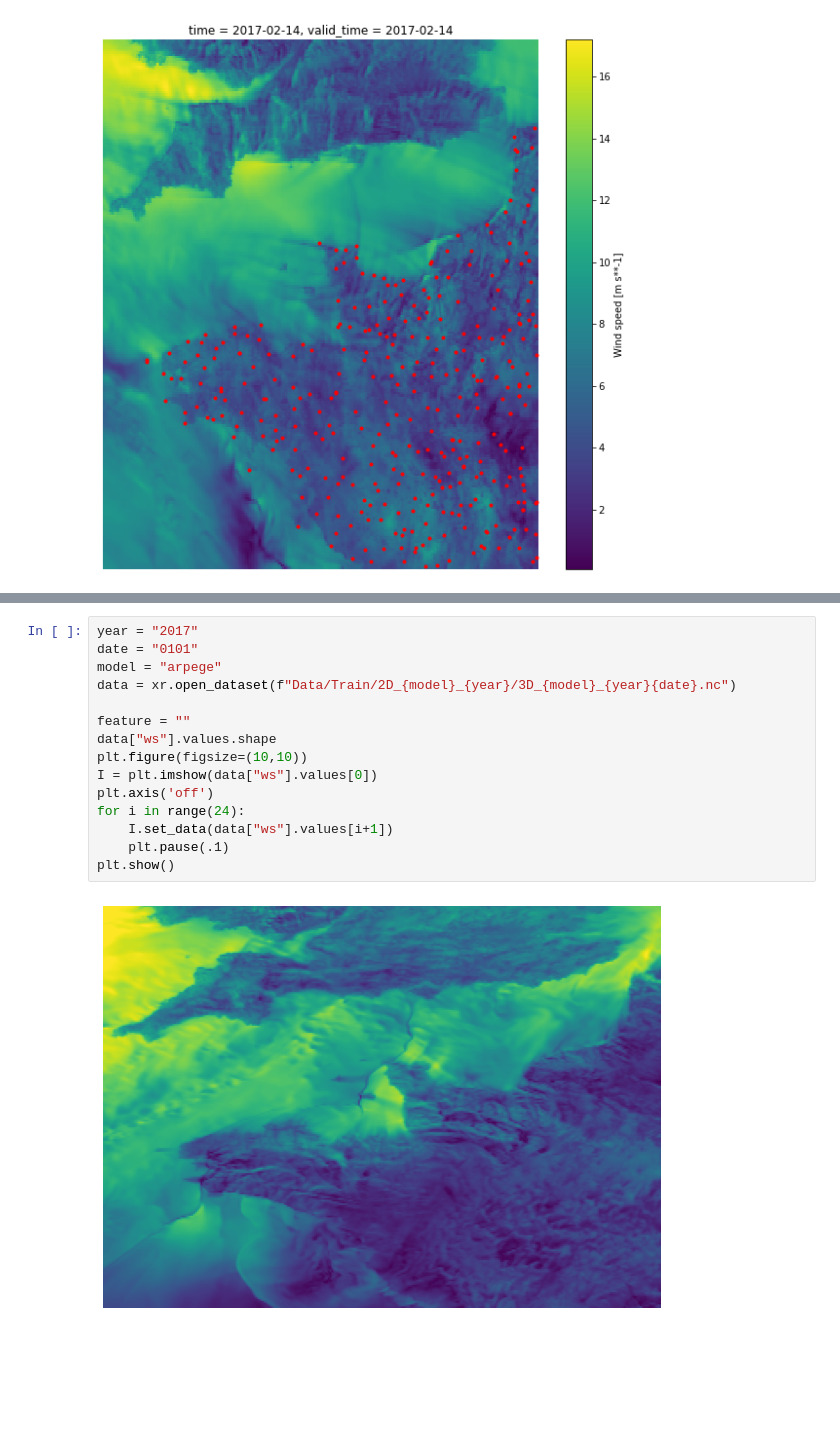
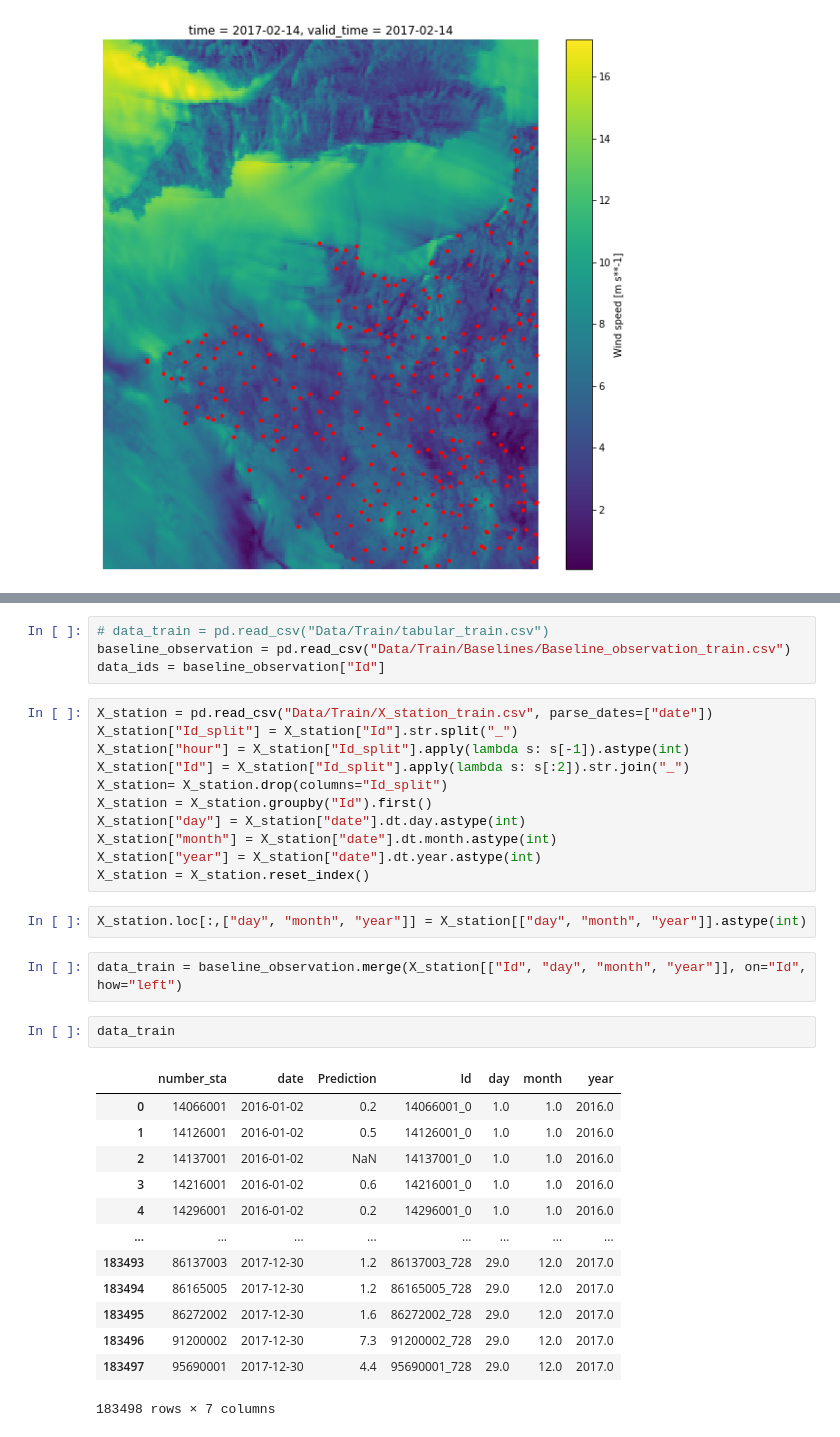
Before and after one commit to A-Stangeland/Defi-IA, a Jupyter notebook: read_nc_files.ipynb, the cells around one changed output, grey strips where cells are left out. Drawn from its saved outputs; the diff is of its cells as text; blank space fills up the shorter version.

```diff
--- a/read_nc_files.ipynb
+++ b/read_nc_files.ipynb
@@ -120,17 +143,35 @@ Data variables:
-# %%
-year = "2017"
-date = "0101"
-model = "arpege"
-data = xr.open_dataset(f"Data/Train/2D_{model}_{year}/3D_{model}_{year}{date}.nc")
-
-feature = ""
-data["ws"].values.shape
-plt.figure(figsize=(10,10))
-I = plt.imshow(data["ws"].values[0])
-plt.axis('off')
-for i in range(24):
-    I.set_data(data["ws"].values[i+1])
-    plt.pause(.1)
-plt.show()
-# %% [output]
-[figure, removed]
+# %%
+# data_train = pd.read_csv("Data/Train/tabular_train.csv")
+baseline_observation = pd.read_csv("Data/Train/Baselines/Baseline_observation_train.csv")
+data_ids = baseline_observation["Id"]
+# %%
+X_station = pd.read_csv("Data/Train/X_station_train.csv", parse_dates=["date"])
+X_station["Id_split"] = X_station["Id"].str.split("_")
+X_station["hour"] = X_station["Id_split"].apply(lambda s: s[-1]).astype(int)
+X_station["Id"] = X_station["Id_split"].apply(lambda s: s[:2]).str.join("_")
+X_station= X_station.drop(columns="Id_split")
+X_station = X_station.groupby("Id").first()
+X_station["day"] = X_station["date"].dt.day.astype(int)
+X_station["month"] = X_station["date"].dt.month.astype(int)
+X_station["year"] = X_station["date"].dt.year.astype(int)
+X_station = X_station.reset_index()
+# %%
+X_station.loc[:,["day", "month", "year"]] = X_station[["day", "month", "year"]].astype(int)
+# %%
+data_train = baseline_observation.merge(X_station[["Id", "day", "month", "year"]], on="Id", how="left")
+# %%
+data_train
+# %% [output]
+|  | number_sta | date | Prediction | Id | day | month | year |
+| 0 | 14066001 | 2016-01-02 | 0.2 | 14066001_0 | 1.0 | 1.0 | 2016.0 |
+| 1 | 14126001 | 2016-01-02 | 0.5 | 14126001_0 | 1.0 | 1.0 | 2016.0 |
+| 2 | 14137001 | 2016-01-02 | NaN | 14137001_0 | 1.0 | 1.0 | 2016.0 |
+| 3 | 14216001 | 2016-01-02 | 0.6 | 14216001_0 | 1.0 | 1.0 | 2016.0 |
+| 4 | 14296001 | 2016-01-02 | 0.2 | 14296001_0 | 1.0 | 1.0 | 2016.0 |
+| ... | ... | ... | ... | ... | ... | ... | ... |
+| 183493 | 86137003 | 2017-12-30 | 1.2 | 86137003_728 | 29.0 | 12.0 | 2017.0 |
+| 183494 | 86165005 | 2017-12-30 | 1.2 | 86165005_728 | 29.0 | 12.0 | 2017.0 |
+| 183495 | 86272002 | 2017-12-30 | 1.6 | 86272002_728 | 29.0 | 12.0 | 2017.0 |
+| 183496 | 91200002 | 2017-12-30 | 7.3 | 91200002_728 | 29.0 | 12.0 | 2017.0 |
+| 183497 | 95690001 | 2017-12-30 | 4.4 | 95690001_728 | 29.0 | 12.0 | 2017.0 |
+183498 rows × 7 columns
```
Also changed, not shown: parts of 6 cells of this notebook, 7 other files.
